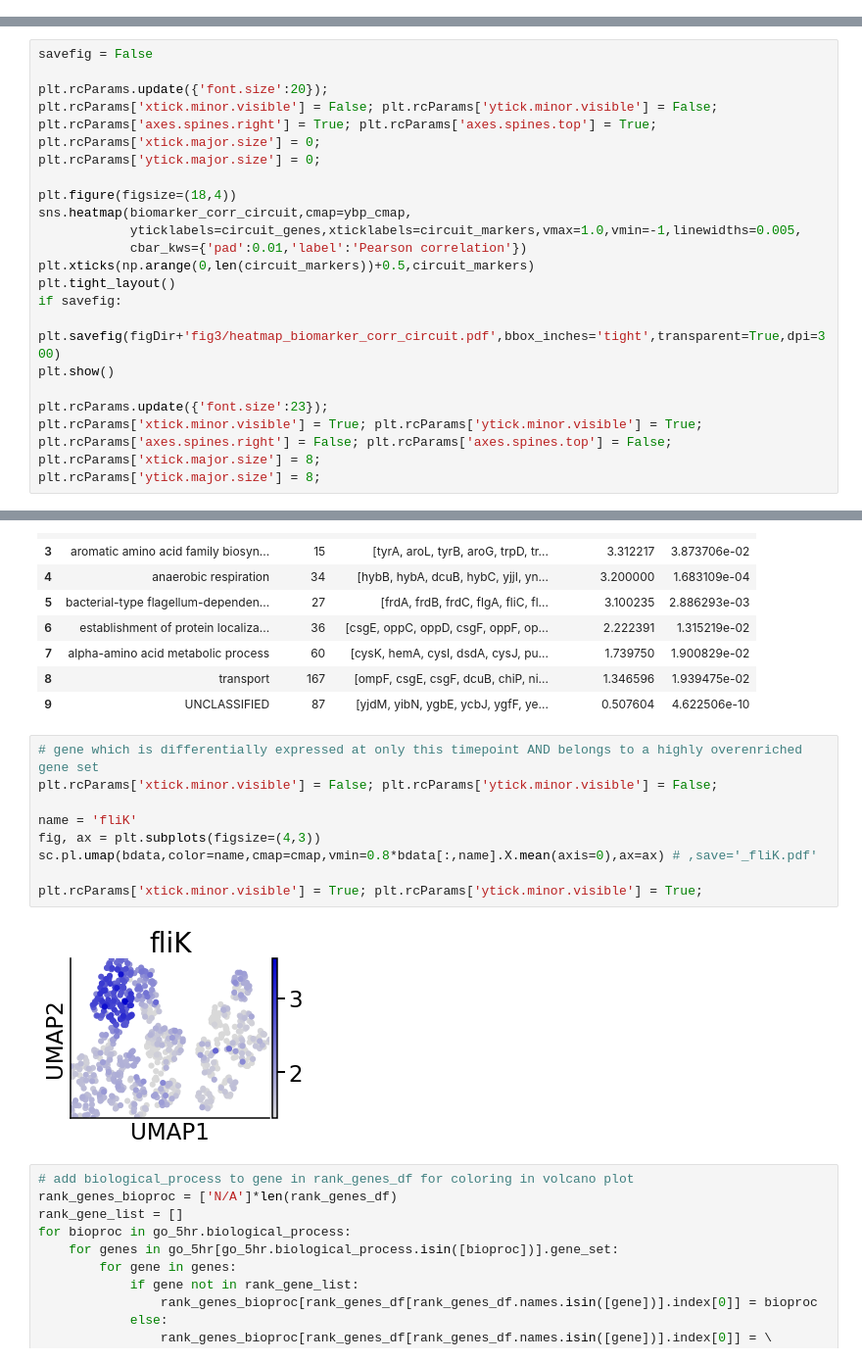
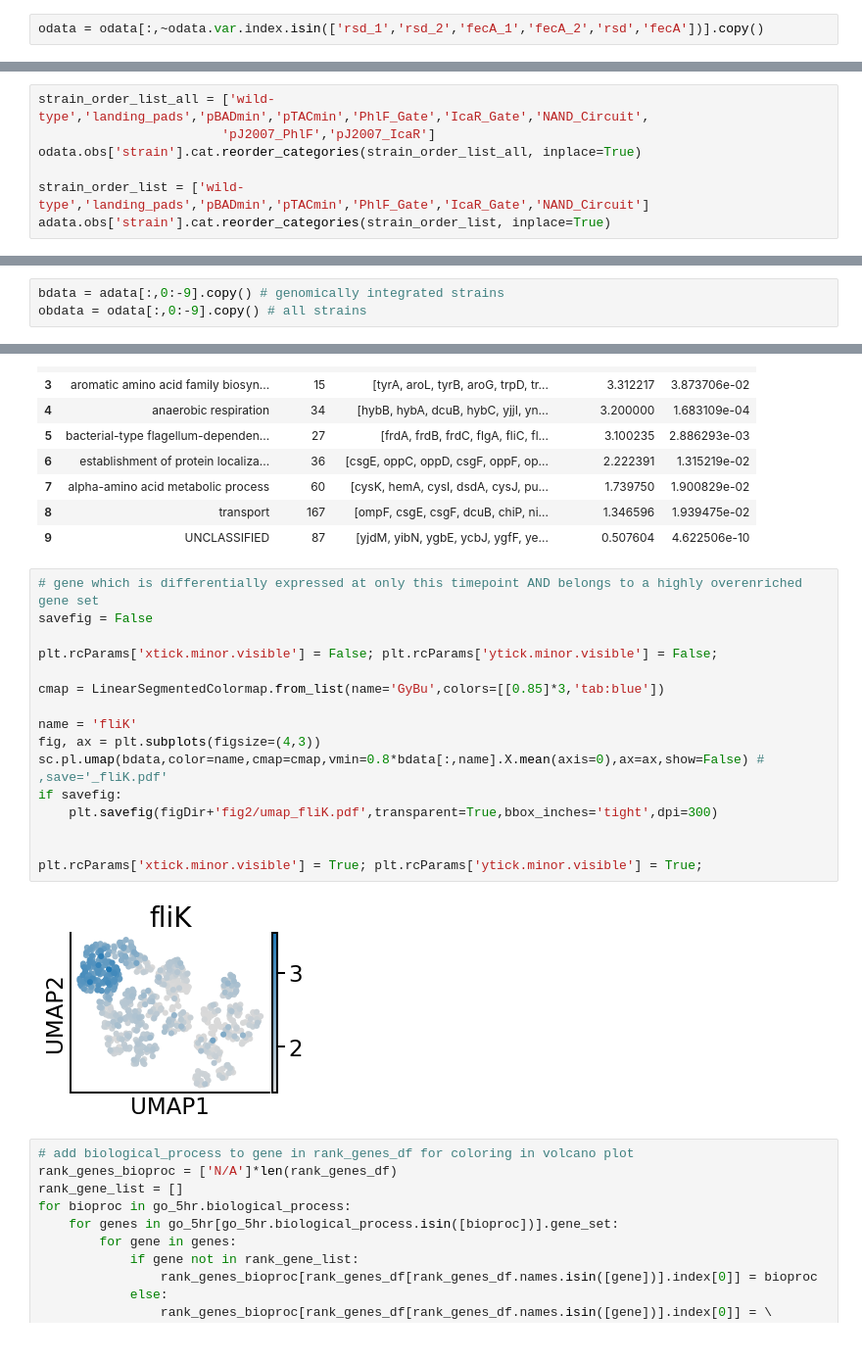
Before and after one commit to AqibHasnain/circuit-state, a Jupyter notebook: NAND_iterate/NAND_iterate_analysis.ipynb, the cells around one changed output, grey strips where cells are left out. Shown at 98% size. Drawn from its saved outputs; the diff is of its cells as text.

```diff
--- a/NAND_iterate/NAND_iterate_analysis.ipynb
+++ b/NAND_iterate/NAND_iterate_analysis.ipynb
@@ -124,0 +135,2 @@ circuit_genes = adata.var_names[-13:][[0,1,2,3,4,5,6,7,-1]]
+# %%
+odata = odata[:,~odata.var.index.isin(['rsd_1','rsd_2','fecA_1','fecA_2','rsd','fecA'])].copy()
@@ -130,2 +175,9 @@ adata = adata[~adata.obs.strain.isin(['MG1655_pJS007_LALT__backbone','MG1655_pJS
+# %%
+strain_order_list_all = ['wild-type','landing_pads','pBADmin','pTACmin','PhlF_Gate','IcaR_Gate','NAND_Circuit',
+                        'pJ2007_PhlF','pJ2007_IcaR']
+odata.obs['strain'].cat.reorder_categories(strain_order_list_all, inplace=True)
+
+strain_order_list = ['wild-type','landing_pads','pBADmin','pTACmin','PhlF_Gate','IcaR_Gate','NAND_Circuit']
+adata.obs['strain'].cat.reorder_categories(strain_order_list, inplace=True)
 # %% [markdown]
 ### Create a new AnnData object without circuit genes
@@ -134,3 +184,6 @@ bdata = adata[:,0:-13].copy() # remove circuit genes since they will bias result
+# %%
+bdata = adata[:,0:-9].copy() # genomically integrated strains
+obdata = odata[:,0:-9].copy() # all strains
 # %% [markdown]
 ### TF-GENE network
 # %%
@@ -356,24 +277,0 @@ for ii, circuit_gene in enumerate(circuit_genes):
-# %%
-savefig = False
-
-plt.rcParams.update({'font.size':20});
-plt.rcParams['xtick.minor.visible'] = False; plt.rcParams['ytick.minor.visible'] = False;
-plt.rcParams['axes.spines.right'] = True; plt.rcParams['axes.spines.top'] = True;
-plt.rcParams['xtick.major.size'] = 0;
-plt.rcParams['ytick.major.size'] = 0;
-
-plt.figure(figsize=(18,4))
-sns.heatmap(biomarker_corr_circuit,cmap=ybp_cmap,
-            yticklabels=circuit_genes,xticklabels=circuit_markers,vmax=1.0,vmin=-1,linewidths=0.005,
-            cbar_kws={'pad':0.01,'label':'Pearson correlation'})
-plt.xticks(np.arange(0,len(circuit_markers))+0.5,circuit_markers)
-plt.tight_layout()
-if savefig:
-    plt.savefig(figDir+'fig3/heatmap_biomarker_corr_circuit.pdf',bbox_inches='tight',transparent=True,dpi=300)
-plt.show()
-
-plt.rcParams.update({'font.size':23});
-plt.rcParams['xtick.minor.visible'] = True; plt.rcParams['ytick.minor.visible'] = True;
-plt.rcParams['axes.spines.right'] = False; plt.rcParams['axes.spines.top'] = False;
-plt.rcParams['xtick.major.size'] = 8;
-plt.rcParams['ytick.major.size'] = 8;
@@ -618,15 +549,22 @@ go_5hr
 | 9 | UNCLASSIFIED | 87 | [yjdM, yibN, ygbE, ycbJ, ygfF, ye... | 0.507604 | 4.622506e-10 |
 # %%
 # gene which is differentially expressed at only this timepoint AND belongs to a highly overenriched gene set
+savefig = False
+
 plt.rcParams['xtick.minor.visible'] = False; plt.rcParams['ytick.minor.visible'] = False;
+
+cmap = LinearSegmentedColormap.from_list(name='GyBu',colors=[[0.85]*3,'tab:blue'])
 
 name = 'fliK'
 fig, ax = plt.subplots(figsize=(4,3))
-sc.pl.umap(bdata,color=name,cmap=cmap,vmin=0.8*bdata[:,name].X.mean(axis=0),ax=ax) # ,save='_fliK.pdf'
+sc.pl.umap(bdata,color=name,cmap=cmap,vmin=0.8*bdata[:,name].X.mean(axis=0),ax=ax,show=False) # ,save='_fliK.pdf'
+if savefig:
+    plt.savefig(figDir+'fig2/umap_fliK.pdf',transparent=True,bbox_inches='tight',dpi=300)
+
 
 plt.rcParams['xtick.minor.visible'] = True; plt.rcParams['ytick.minor.visible'] = True;
 # %% [output]
-[figure, old version]
+[figure, new version]
 # %%
 # add biological_process to gene in rank_genes_df for coloring in volcano plot
 rank_genes_bioproc = ['N/A']*len(rank_genes_df)
```
Also changed, not shown: parts of 66 cells of this notebook, 4 other files.
